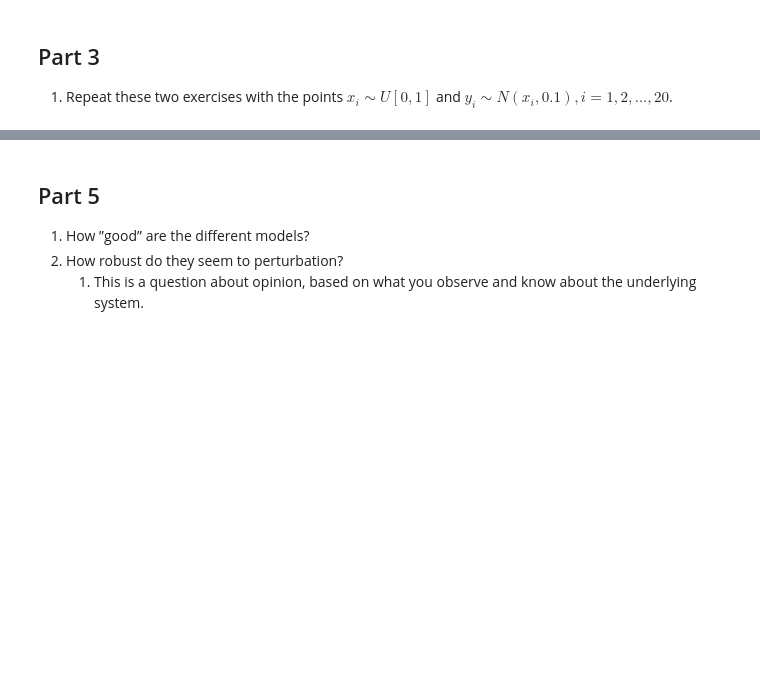
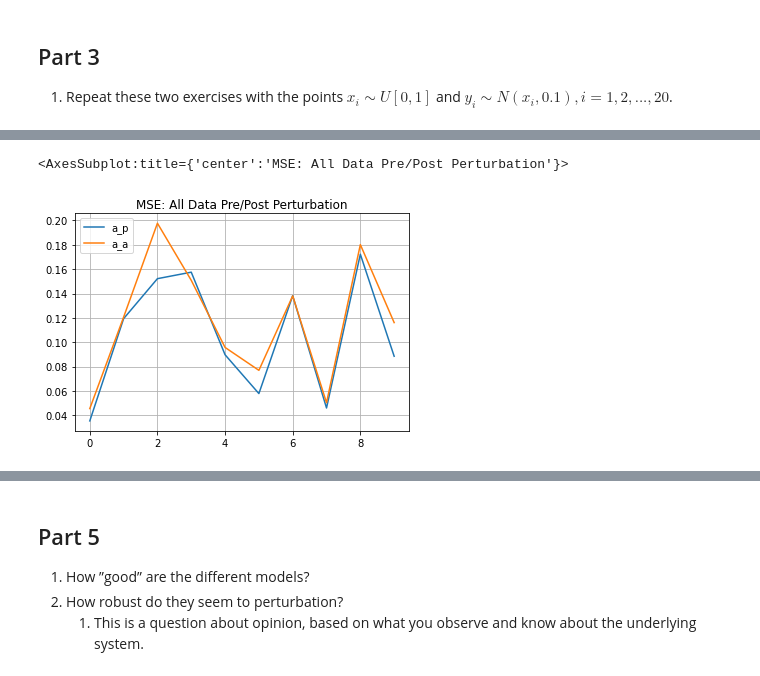
Before and after one commit to digital-tenebrist/udel-math-637, a Jupyter notebook: exercise_1/problem_5.ipynb, the cells around one changed output, grey strips where cells are left out. Cells and saved outputs as stored; diff of their text form; code cells hidden in the pictures; blank space fills up the shorter version.

```diff
--- a/exercise_1/problem_5.ipynb
+++ b/exercise_1/problem_5.ipynb
@@ -18,3 +98,13 @@
 1. For the full twenty points?
 1. Do this a few times.
 1. Would you say these perturbed models are better or worse than the one you started with?
+# %%
+std=sqrt(abs(model.coef_/10.0))
+error=scu.draw_normal_sample(1,std)
+model.coef_ += error[0][0]
+
+print('AFTER PERTURBATION')
+y_pred = model.predict(X)
+print(f'Mean squared error: {N_TRAIN} points (train) {mean_squared_error(Y, y_pred):0.3f}')
+Y_pred=model.predict(raw[:,1].reshape(-1,1))
+print(f'Mean squared error: {N_SAMPLES} points (all) {mean_squared_error(raw[:,1], Y_pred):0.3f}')
@@ -24,0 +171,8 @@
+# %%
+# t_p -> train data pre perturbation
+# a_p -> all data pre perturbation
+# t_a -> train data after perturbation
+# a_a -> all data after perturbation
+
+p3_df = pd.DataFrame(p3_err_tuple_list, columns =['t_p', 'a_p', 't_a', 'a_a'])
+p3_df
@@ -24,0 +191,11 @@
+# %%
+params={
+    'title': 'MSE: All Data Pre/Post Perturbation',
+    'grid':True
+}
+
+s_df=p3_df[['a_p', 'a_a']]
+s_df.plot(**params)
+# %% [output]
+<AxesSubplot:title={'center':'MSE: All Data Pre/Post Perturbation'}>
+[figure, added]
```
Also changed, not shown: parts of 27 cells of this notebook, 1 other file.
